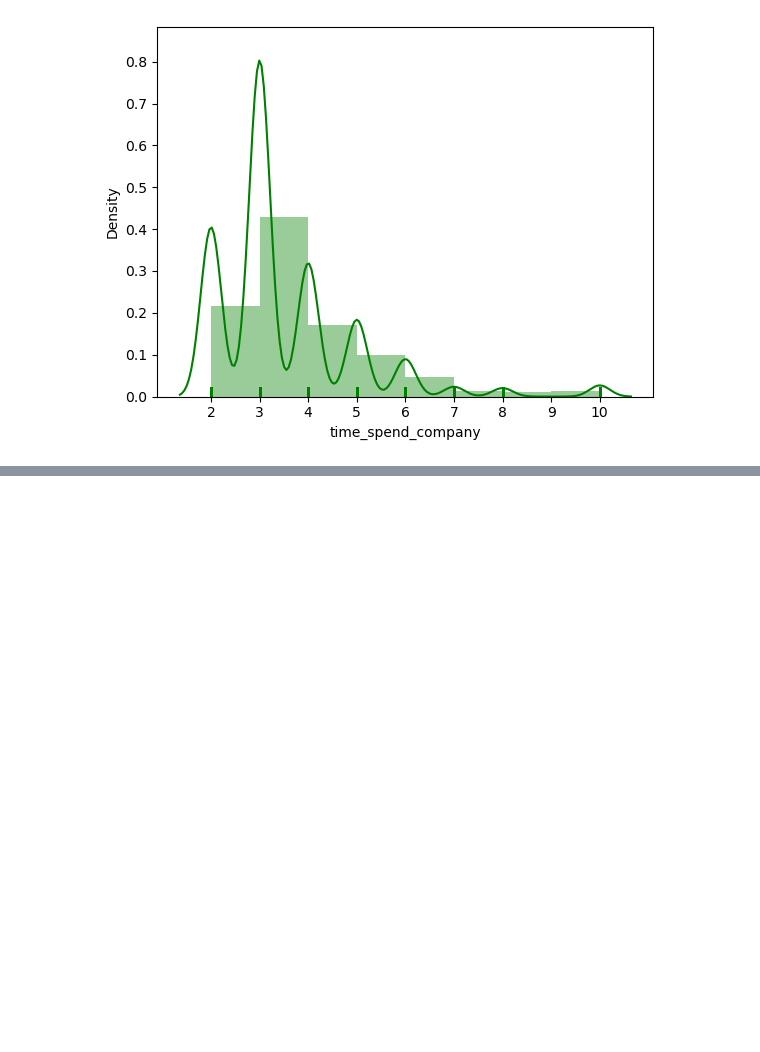
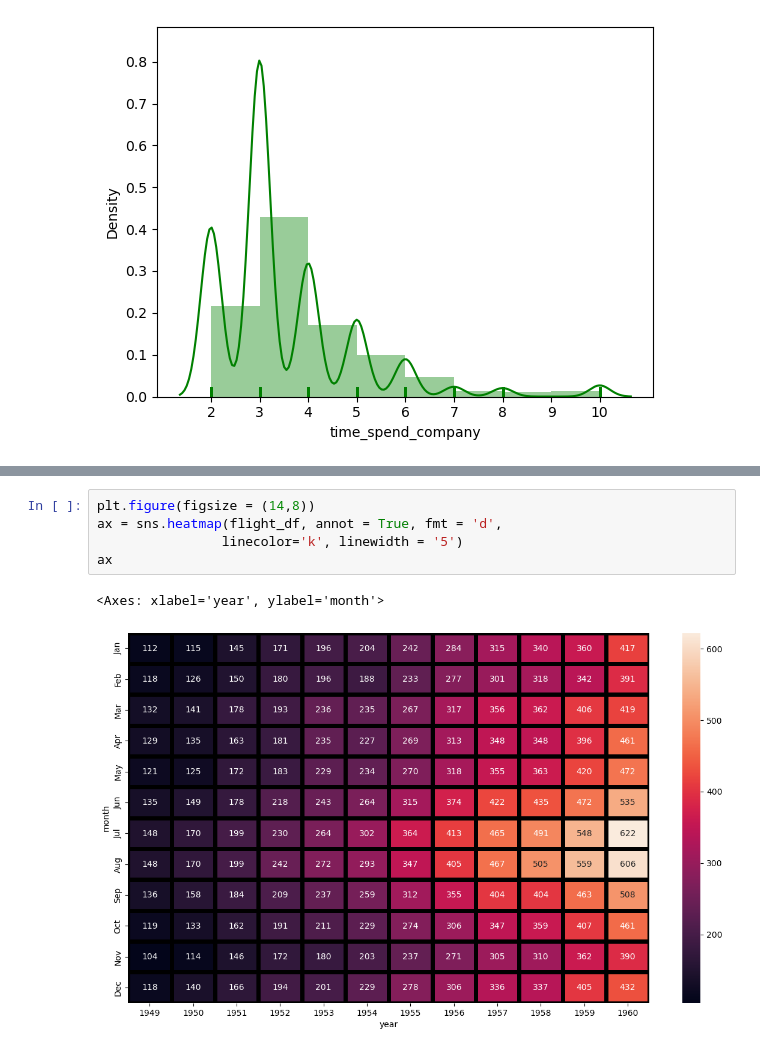
Before and after one commit to GarimaPaudel/Python-Libraries, a Jupyter notebook: Seaborn.ipynb, the cells around one changed output, grey strips where cells are left out. Drawn from its saved outputs; the diff is of its cells as text; blank space fills up the shorter version.

```diff
--- a/Seaborn.ipynb
+++ b/Seaborn.ipynb
@@ -426,0 +462,8 @@ sns.barplot(x = 'class', y = 'fare', data = titanic_df,
+# %%
+plt.figure(figsize = (14,8))
+ax = sns.heatmap(flight_df, annot = True, fmt = 'd',
+                linecolor='k', linewidth = '5')
+ax
+# %% [output]
+<Axes: xlabel='year', ylabel='month'>
+[figure, added]
```
Also changed, not shown: parts of 42 cells of this notebook.
